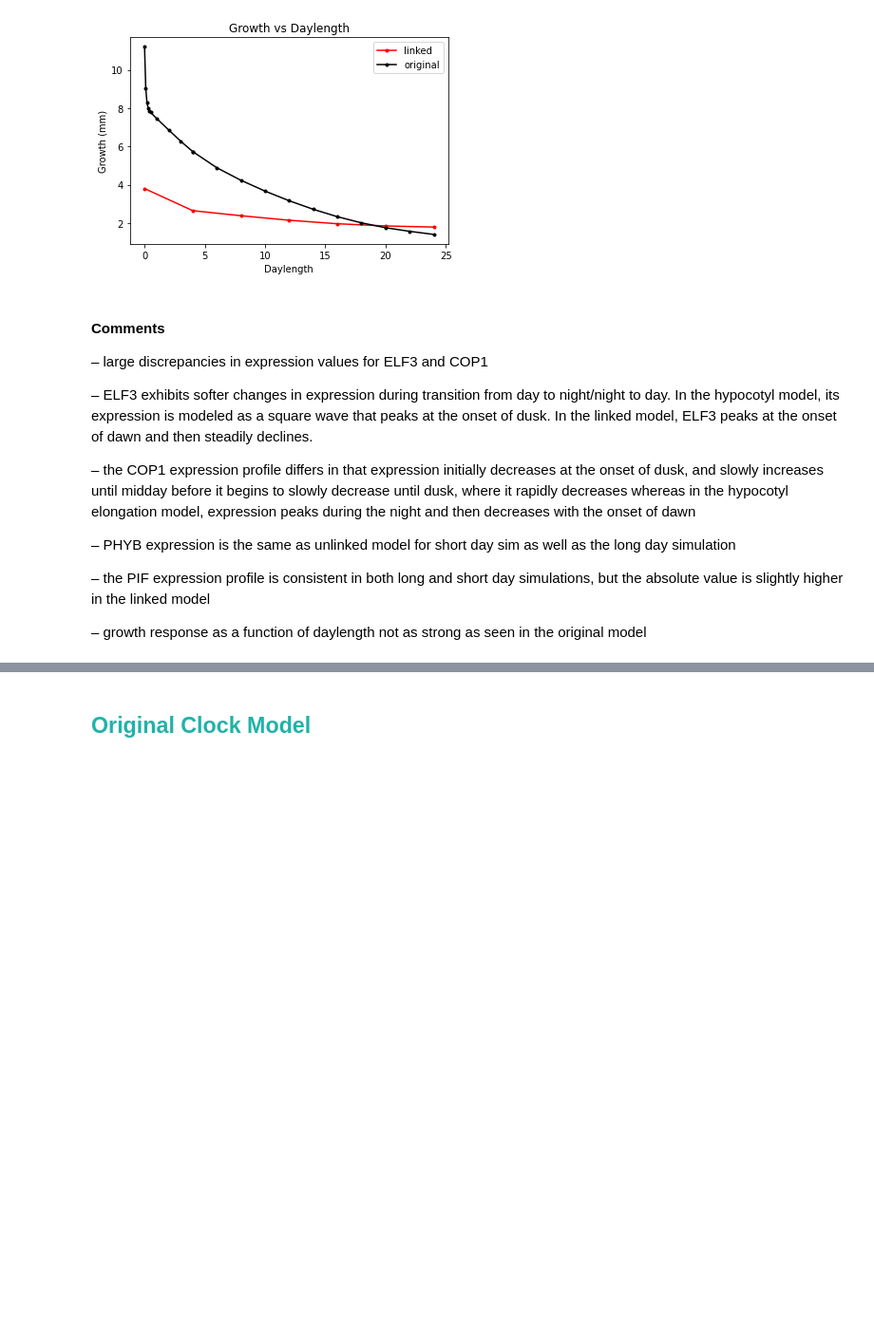
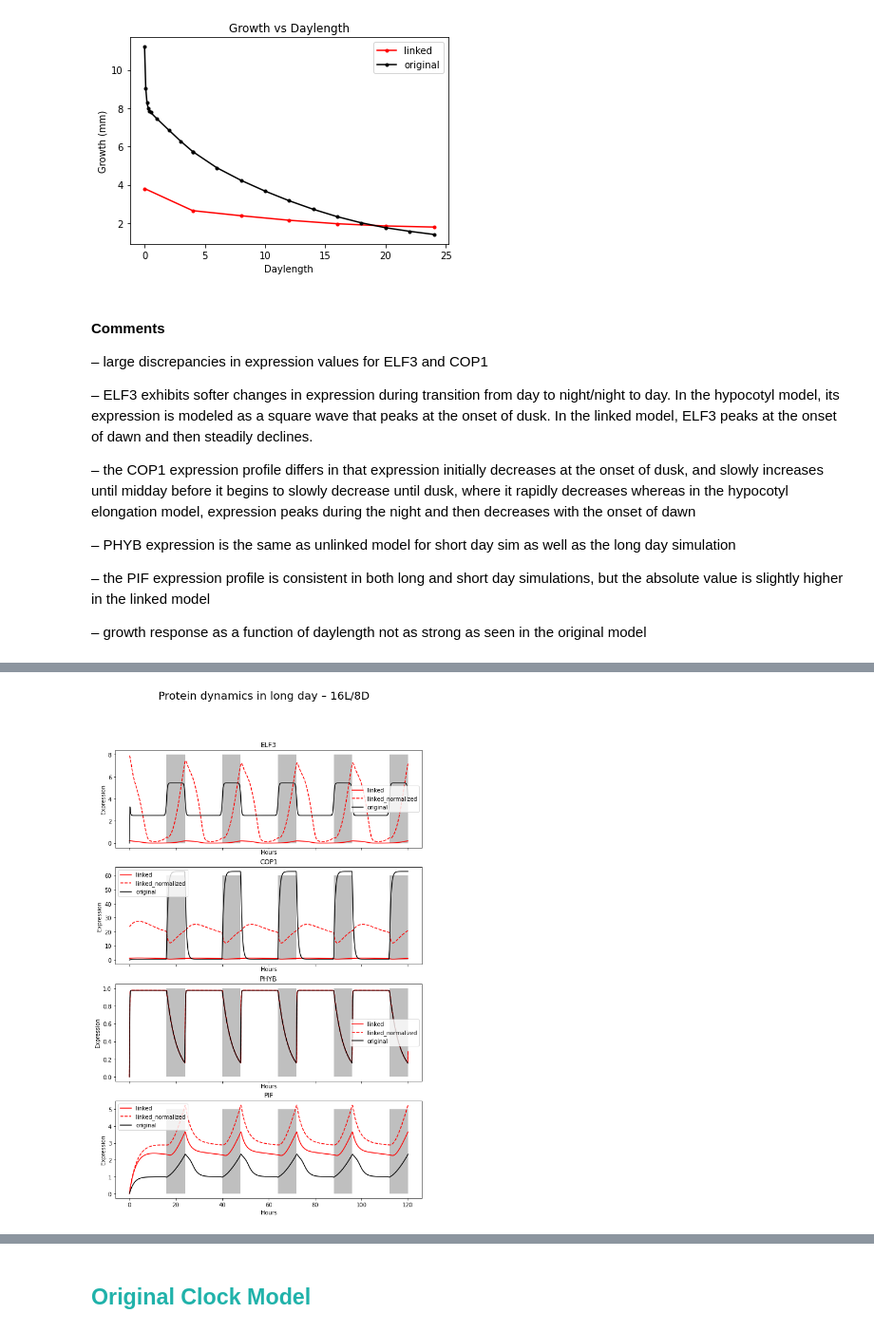
Before and after one commit to cbantock/arabidopsis_clock_linked_growth_model, a Jupyter notebook: CB_hypocotyl_growth_model.ipynb, the cells around one changed output, grey strips where cells are left out. Shown at 95% size. Drawn from its saved outputs; the diff is of its cells as text; code cells hidden in the pictures; blank space fills up the shorter version.

Commit message:
normalized_values

```diff
--- a/CB_hypocotyl_growth_model.ipynb
+++ b/CB_hypocotyl_growth_model.ipynb
@@ -1267,0 +1341,4 @@ Text(0, 0.5, 'Growth (mm)')
+# %%
+model_avgs = pd.concat([linked_model_avgs, growth_model_avgs], axis=1)
+model_avgs['cE'] = model_avgs['ELF3_growth']/model_avgs['ELF3_linked']
+model_avgs['cC'] = model_avgs['COP1_growth']/model_avgs['COP1_linked']
@@ -1267,0 +1366,10 @@ Text(0, 0.5, 'Growth (mm)')
+# %%
+sim_outputs_normalized = get_outputs(linked_growth_model_normalized, daylength_sims, sim_time_points)
+# %%
+Y0_normalized = create_df(sim_outputs_normalized,'Y0')
+Y4_normalized = create_df(sim_outputs_normalized,'Y4')
+Y8_normalized = create_df(sim_outputs_normalized,'Y8')
+Y12_normalized = create_df(sim_outputs_normalized,'Y12')
+Y16_normalized = create_df(sim_outputs_normalized,'Y16')
+Y20_normalized = create_df(sim_outputs_normalized,'Y20')
+Y24_normalized = create_df(sim_outputs_normalized,'Y24')
@@ -1267,0 +1384,6 @@ Text(0, 0.5, 'Growth (mm)')
+# %%
+linked_growth_16_normalized = Y16_normalized[['time_steps', 'PHYB', 'ELF3', 'PIF', 'COP1', 'growth']]
+
+pd.options.mode.chained_assignment = None  # default='warn'
+linked_growth_16_normalized['ELF3_normalized'] = linked_growth_16_normalized['ELF3']*(35.36030532800484)
+linked_growth_16_normalized['COP1_normalized'] = linked_growth_16_normalized['COP1']*model_avgs['cC']['Y16']
@@ -1267,0 +1406,63 @@ Text(0, 0.5, 'Growth (mm)')
+# %%
+fig, ax = plt.subplots(4, sharex=True, figsize=(10,15))
+
+# ELF3
+ax[0].plot(linked_growth_16_normalized['time_steps'], linked_growth_16_normalized['ELF3'], label = 'joint', color='red')
+ax[0].plot(linked_growth_16_normalized['time_steps'], linked_growth_16_normalized['ELF3_normalized'], label = 'joint', color='red', linestyle='--')
+ax[0].plot(hypo_results_long_day_df['Time'], hypo_results_long_day_df['ELF322'], label = 'original', color='k')
+#ax[0].legend(loc='best')
+#ax[0].set_yscale('log')
+ax[0].set_ylabel('Expression')
+ax[0].set_xlabel('Hours')
+ax[0].set_title('ELF3')
+for days in range(0,5):
+    time_day=np.linspace(days*24+16,(days*24)+24, 100)
+    ax[0].fill_between(time_day, 0, 8, facecolor='grey', alpha=0.5)
+ax[0].legend(labels = ['linked', 'linked_normalized', 'original'], loc='best')
+
+# COP1
+ax[1].plot(linked_growth_16_normalized['time_steps'], linked_growth_16_normalized['COP1'], label = 'joint', color='red' )
+ax[1].plot(linked_growth_16_normalized['time_steps'], linked_growth_16_normalized['COP1_normalized'], label = 'joint', color='red', linestyle ='--' )
+ax[1].plot(hypo_results_long_day_df['Time'], hypo_results_long_day_df['COP122'], label = 'original', color='k')
+#ax[1].legend(loc='best')
+ax[1].set_ylabel('Expression')
+ax[1].set_xlabel('Hours')
+#ax[1].set_yscale('log')
+ax[1].set_title('COP1')
+for days in range(0,5):
+    time_day=np.linspace(days*24+16,(days*24)+24, 100)
+    ax[1].fill_between(time_day, 0, 60, facecolor='grey', alpha=0.5)
+ax[1].legend(labels = ['linked', 'linked_normalized', 'original'], loc='best')
+
+# PHYB
+ax[2].plot(linked_growth_16['time_steps'], linked_growth_16['PHYB'], label = 'joint', color='red' )
+ax[2].plot(linked_growth_16_normalized['time_steps'], linked_growth_16_normalized['PHYB'], label = 'joint_normalized', color='red', linestyle = '--')
+ax[2].plot(hypo_results_long_day_df['Time'], hypo_results_long_day_df['phyb22'], label = 'original', color='k')
+#ax[2].legend(loc='best')
+ax[2].set_ylabel('Expression')
+ax[2].set_xlabel('Hours')
+ax[2].set_title('PHYB')
+for days in range(0,5):
+    time_day=np.linspace(days*24+16,(days*24)+24, 100)
+    ax[2].fill_between(time_day, 0, 1, facecolor='grey', alpha=0.5)
+ax[2].legend(labels = ['linked', 'linked_normalized', 'original'], loc='best')
+
+
+# PIF
+ax[3].plot(linked_growth_16['time_steps'], linked_growth_16['PIF'], label = 'joint', color='red' )
+ax[3].plot(linked_growth_16_normalized['time_steps'], linked_growth_16_normalized['PIF'], label = 'linked_normalized', color='red', linestyle = '--' )
+ax[3].plot(hypo_results_long_day_df['Time'], hypo_results_long_day_df['PIF422'], label = 'original', color='k')
+#ax[3].legend(loc='best')
+ax[3].set_ylabel('Expression')
+ax[3].set_xlabel('Hours')
+ax[3].set_title('PIF')
+for days in range(0,5):
+    time_day=np.linspace(days*24+16,(days*24)+24, 100)
+    ax[3].fill_between(time_day, 0, 5, facecolor='grey', alpha=0.5)
+ax[3].legend(labels = ['linked', 'linked_normalized', 'original'], loc='best')
+
+
+#fig.legend(labels = ['linked', 'original'])
+
+plt.suptitle('Protein dynamics in long day – 16L/8D', size=20)
+# %% [output]
@@ -1267,0 +1470 @@ Text(0, 0.5, 'Growth (mm)')
+[figure, added]
```
Also changed, not shown: parts of 20 cells of this notebook.
